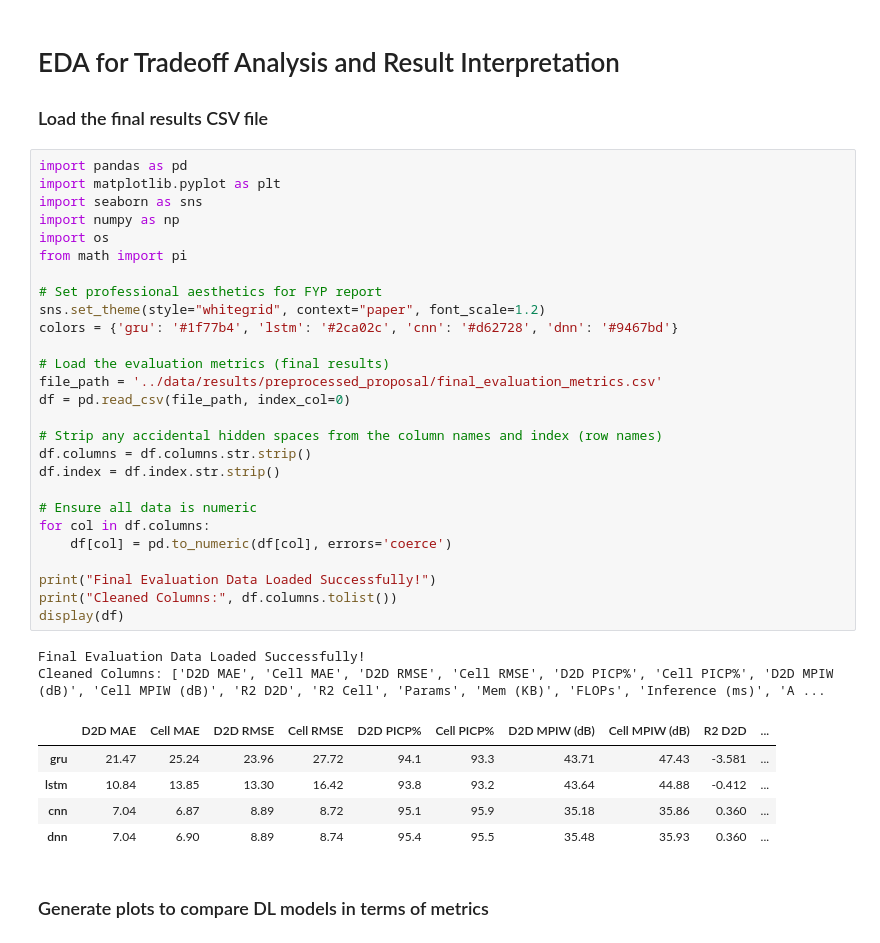
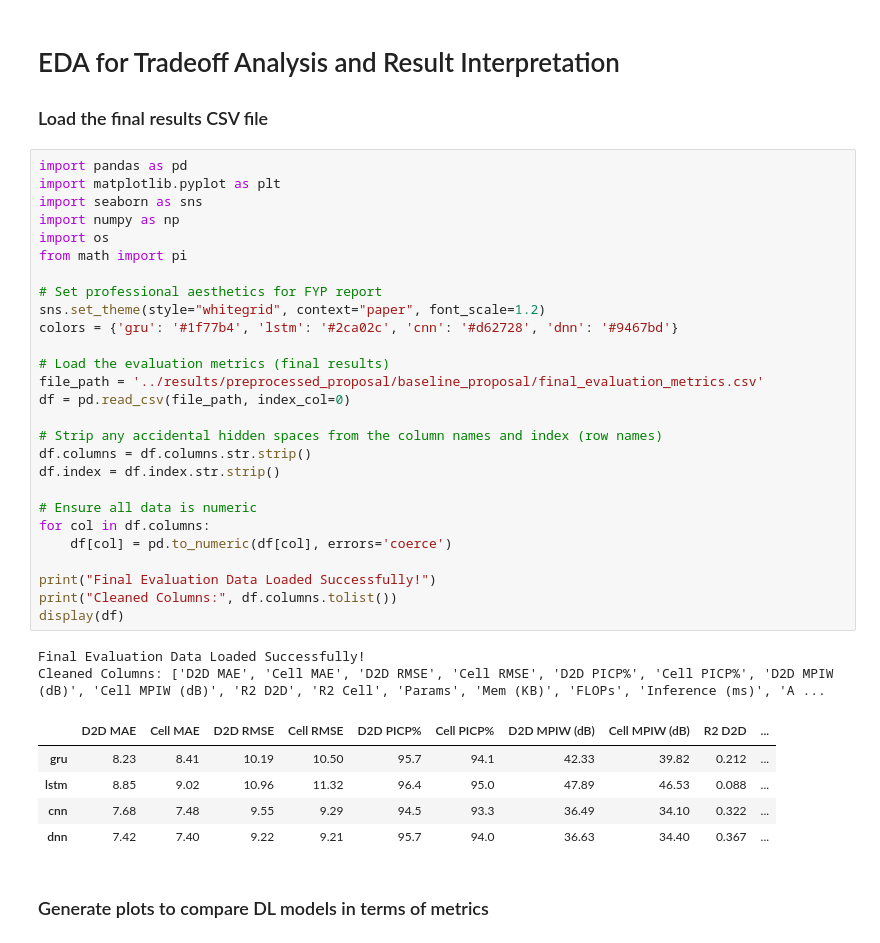
Before and after one commit to WarlockZul/FYP-Deep-Learning-D2D-Mode-Selection, a Jupyter notebook: notebooks/tradeoff_analysis.ipynb, the cells around one changed output. Drawn from its saved outputs; the diff is of its cells as text.

```diff
--- a/notebooks/tradeoff_analysis.ipynb
+++ b/notebooks/tradeoff_analysis.ipynb
@@ -4,38 +4,38 @@
 # %%
 import pandas as pd
 import matplotlib.pyplot as plt
 import seaborn as sns
 import numpy as np
 import os
 from math import pi
 
 # Set professional aesthetics for FYP report
 sns.set_theme(style="whitegrid", context="paper", font_scale=1.2)
 colors = {'gru': '#1f77b4', 'lstm': '#2ca02c', 'cnn': '#d62728', 'dnn': '#9467bd'}
 
 # Load the evaluation metrics (final results)
-file_path = '../data/results/preprocessed_proposal/final_evaluation_metrics.csv'
+file_path = '../results/preprocessed_proposal/baseline_proposal/final_evaluation_metrics.csv'
 df = pd.read_csv(file_path, index_col=0)
 
 # Strip any accidental hidden spaces from the column names and index (row names)
 df.columns = df.columns.str.strip()
 df.index = df.index.str.strip()
 
 # Ensure all data is numeric
 for col in df.columns:
     df[col] = pd.to_numeric(df[col], errors='coerce')
 
 print("Final Evaluation Data Loaded Successfully!")
 print("Cleaned Columns:", df.columns.tolist())
 display(df)
 # %% [output]
 Final Evaluation Data Loaded Successfully!
 Cleaned Columns: ['D2D MAE', 'Cell MAE', 'D2D RMSE', 'Cell RMSE', 'D2D PICP%', 'Cell PICP%', 'D2D MPIW (dB)', 'Cell MPIW (dB)', 'R2 D2D', 'R2 Cell', 'Params', 'Mem (KB)', 'FLOPs', 'Inference (ms)', 'A ...
 |  | D2D MAE | Cell MAE | D2D RMSE | Cell RMSE | D2D PICP% | Cell PICP% | D2D MPIW (dB) | Cell MPIW (dB) | R2 D2D | ... |
-| gru | 21.47 | 25.24 | 23.96 | 27.72 | 94.1 | 93.3 | 43.71 | 47.43 | -3.581 | ... |
-| lstm | 10.84 | 13.85 | 13.30 | 16.42 | 93.8 | 93.2 | 43.64 | 44.88 | -0.412 | ... |
-| cnn | 7.04 | 6.87 | 8.89 | 8.72 | 95.1 | 95.9 | 35.18 | 35.86 | 0.360 | ... |
-| dnn | 7.04 | 6.90 | 8.89 | 8.74 | 95.4 | 95.5 | 35.48 | 35.93 | 0.360 | ... |
+| gru | 8.23 | 8.41 | 10.19 | 10.50 | 95.7 | 94.1 | 42.33 | 39.82 | 0.212 | ... |
+| lstm | 8.85 | 9.02 | 10.96 | 11.32 | 96.4 | 95.0 | 47.89 | 46.53 | 0.088 | ... |
+| cnn | 7.68 | 7.48 | 9.55 | 9.29 | 94.5 | 93.3 | 36.49 | 34.10 | 0.322 | ... |
+| dnn | 7.42 | 7.40 | 9.22 | 9.21 | 95.7 | 94.0 | 36.63 | 34.40 | 0.367 | ... |
 # %% [markdown]
 ### Generate plots to compare DL models in terms of metrics
 # %%
```
Also changed, not shown: parts of 4 cells of this notebook, 7 other files.
